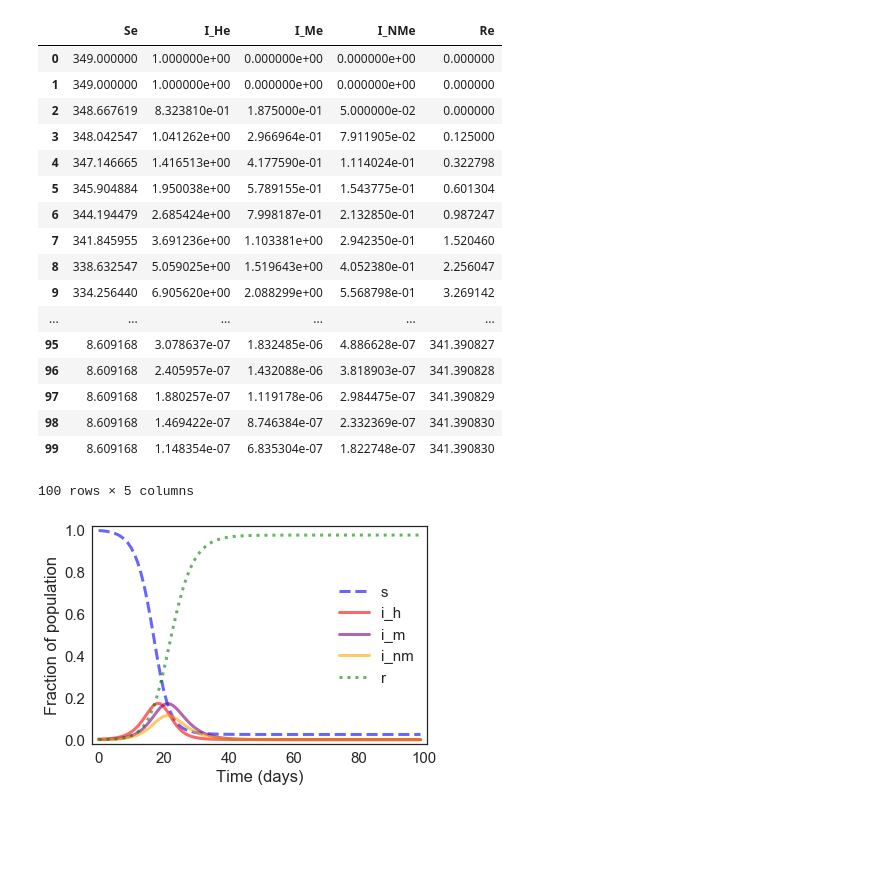
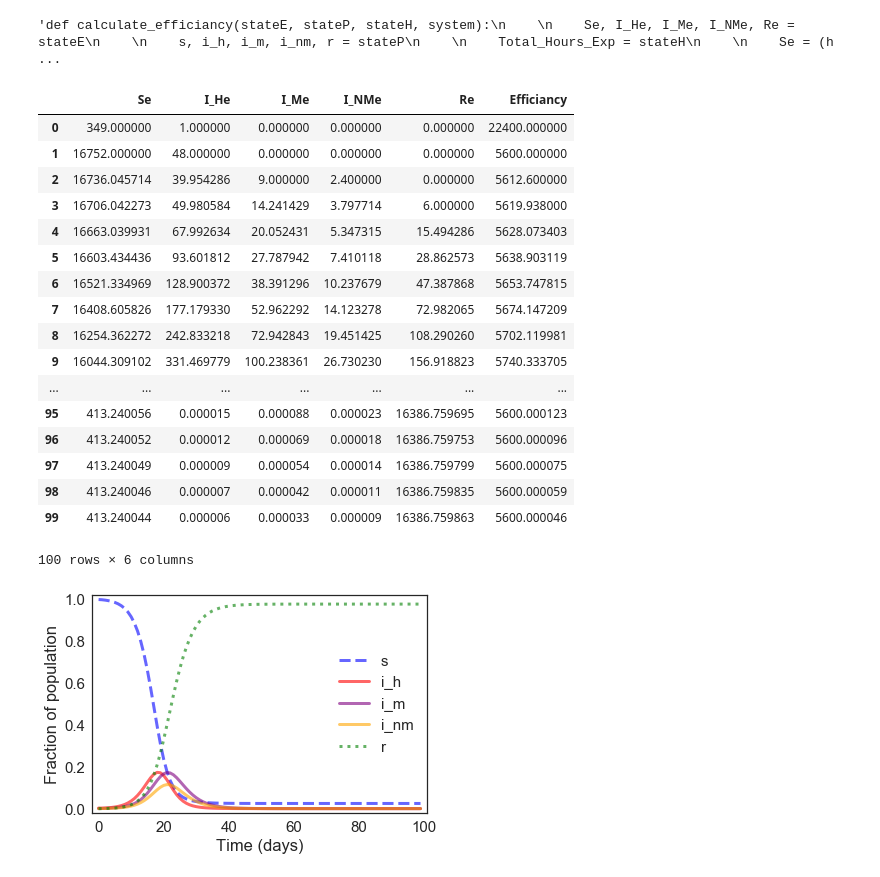
Before and after one commit to MarkG98/ModSimPy-Project-2, a Jupyter notebook: ProjectAlison.ipynb, the cells around one changed output. Saved outputs shown, nothing was run; the diff lists cells and outputs as text; code cells hidden in the pictures; blank space fills up the shorter version.

```diff
--- a/ProjectAlison.ipynb
+++ b/ProjectAlison.ipynb
@@ -25,6 +25,9 @@ hours_i_h = 48
 hours_i_nm = 12
 hours_i_m = 30
 hours_r = 48
+
+
+total_hours_expected = hours_expected * 350
 # %%
 def make_system(beta_h, beta_m, beta_nm, gamma, omega, alpha):
     """Make a system object for the SIR model.
@@ -37,7 +40,7 @@ def make_system(beta_h, beta_m, beta_nm, gamma, omega, alpha):
     init = State(S=349, I_H=1, I_M=0, I_NM=0, R=0)
     init /= np.sum(init)
 
-    initE = State(Se=349, I_He=1, I_Me=0, I_NMe=0, Re=0)
+    initE = State(Se=349, I_He=1, I_Me=0, I_NMe=0, Re=0, Efficiancy = total_hours_expected)
 
     t0 = 0
     t_end = 7 * 14
@@ -72,20 +75,41 @@ def calc_total_infected(system):
     frame = system.results
     return frame.S[system.t0] - frame.S[system.t_end]
 # %%
-def calculate_efficiency(stateE, stateP, system):
+def calculate_efficiancy(stateE, stateP, system):
 
-    Se, I_He, I_Me, I_NMe, Re = stateE
+    Se, I_He, I_Me, I_NMe, Re, Efficiancy = stateE
 
     s, i_h, i_m, i_nm, r = stateP
 
+    Se = (hours_s) * s * 350
+    I_He = (hours_i_h) * i_h * 350
+    I_Me = (hours_i_m) * i_m * 350
+    I_NMe = (hours_i_nm) * i_nm * 350
+    Re = (hours_r) * r * 350
 
-    Se = (hours_s / 48) * s * 350
-    I_He = (hours_i_h / 48) * i_h * 350
-    I_Me = (hours_i_m / 48) * i_m * 350
-    I_NMe = (hours_i_nm / 48) * i_nm * 350
-    Re = (hours_r / 48) * r * 350
+    Efficiancy = total_hours_expected - Se - I_He - I_Me - I_NMe - Re
 
-    return State(Se=Se, I_He=I_He, I_Me=I_Me, I_NMe=I_NMe, Re=Re)
+    return State(Se=Se, I_He=I_He, I_Me=I_Me, I_NMe=I_NMe, Re=Re, Efficiancy=Efficiancy)
+# %%
+"""def calculate_efficiancy(stateE, stateP, stateH, system):
+
+    Se, I_He, I_Me, I_NMe, Re = stateE
+
+    s, i_h, i_m, i_nm, r = stateP
+
+    Total_Hours_Exp = stateH
+
+    Se = (hours_s) * s * 350
+    I_He = (hours_i_h) * i_h * 350
+    I_Me = (hours_i_m) * i_m * 350
+    I_NMe = (hours_i_nm) * i_nm * 350
+    Re = (hours_r) * r * 350
+
+    Total_Hours_Exp = total_hours_expected - Se - I_He - I_Me - I_NMe - Re
+
+    return State(HT=Total_Hours_Exp)"""
+# %% [output]
+'def calculate_efficiancy(stateE, stateP, stateH, system):\n    \n    Se, I_He, I_Me, I_NMe, Re = stateE\n    \n    s, i_h, i_m, i_nm, r = stateP\n    \n    Total_Hours_Exp = stateH\n    \n    Se = (h ...
 # %%
 def run_simulation(system, update_func, eff_func):
     """Runs a simulation of the system.
@@ -146,27 +172,27 @@ def update1(state, system):
     return State(S=s, I_H=i_h, I_M=i_m, I_NM=i_nm, R=r)
 # %%
 system = make_system(beta_h, beta_m, beta_nm, gamma, omega, alpha)
-run_simulation(system, update1, calculate_efficiency)
+run_simulation(system, update1, calculate_efficiancy)
 system.resultsE
 # %% [output]
-|  | Se | I_He | I_Me | I_NMe | Re |
-| 0 | 349.000000 | 1.000000e+00 | 0.000000e+00 | 0.000000e+00 | 0.000000 |
-| 1 | 349.000000 | 1.000000e+00 | 0.000000e+00 | 0.000000e+00 | 0.000000 |
-| 2 | 348.667619 | 8.323810e-01 | 1.875000e-01 | 5.000000e-02 | 0.000000 |
-| 3 | 348.042547 | 1.041262e+00 | 2.966964e-01 | 7.911905e-02 | 0.125000 |
-| 4 | 347.146665 | 1.416513e+00 | 4.177590e-01 | 1.114024e-01 | 0.322798 |
-| 5 | 345.904884 | 1.950038e+00 | 5.789155e-01 | 1.543775e-01 | 0.601304 |
-| 6 | 344.194479 | 2.685424e+00 | 7.998187e-01 | 2.132850e-01 | 0.987247 |
-| 7 | 341.845955 | 3.691236e+00 | 1.103381e+00 | 2.942350e-01 | 1.520460 |
-| 8 | 338.632547 | 5.059025e+00 | 1.519643e+00 | 4.052380e-01 | 2.256047 |
-| 9 | 334.256440 | 6.905620e+00 | 2.088299e+00 | 5.568798e-01 | 3.269142 |
-| ... | ... | ... | ... | ... | ... |
-| 95 | 8.609168 | 3.078637e-07 | 1.832485e-06 | 4.886628e-07 | 341.390827 |
-| 96 | 8.609168 | 2.405957e-07 | 1.432088e-06 | 3.818903e-07 | 341.390828 |
-| 97 | 8.609168 | 1.880257e-07 | 1.119178e-06 | 2.984475e-07 | 341.390829 |
-| 98 | 8.609168 | 1.469422e-07 | 8.746384e-07 | 2.332369e-07 | 341.390830 |
-| 99 | 8.609168 | 1.148354e-07 | 6.835304e-07 | 1.822748e-07 | 341.390830 |
+|  | Se | I_He | I_Me | I_NMe | Re | Efficiancy |
+| 0 | 349.000000 | 1.000000 | 0.000000 | 0.000000 | 0.000000 | 22400.000000 |
+| 1 | 16752.000000 | 48.000000 | 0.000000 | 0.000000 | 0.000000 | 5600.000000 |
+| 2 | 16736.045714 | 39.954286 | 9.000000 | 2.400000 | 0.000000 | 5612.600000 |
+| 3 | 16706.042273 | 49.980584 | 14.241429 | 3.797714 | 6.000000 | 5619.938000 |
+| 4 | 16663.039931 | 67.992634 | 20.052431 | 5.347315 | 15.494286 | 5628.073403 |
+| 5 | 16603.434436 | 93.601812 | 27.787942 | 7.410118 | 28.862573 | 5638.903119 |
+| 6 | 16521.334969 | 128.900372 | 38.391296 | 10.237679 | 47.387868 | 5653.747815 |
+| 7 | 16408.605826 | 177.179330 | 52.962292 | 14.123278 | 72.982065 | 5674.147209 |
+| 8 | 16254.362272 | 242.833218 | 72.942843 | 19.451425 | 108.290260 | 5702.119981 |
+| 9 | 16044.309102 | 331.469779 | 100.238361 | 26.730230 | 156.918823 | 5740.333705 |
+| ... | ... | ... | ... | ... | ... | ... |
+| 95 | 413.240056 | 0.000015 | 0.000088 | 0.000023 | 16386.759695 | 5600.000123 |
+| 96 | 413.240052 | 0.000012 | 0.000069 | 0.000018 | 16386.759753 | 5600.000096 |
+| 97 | 413.240049 | 0.000009 | 0.000054 | 0.000014 | 16386.759799 | 5600.000075 |
+| 98 | 413.240046 | 0.000007 | 0.000042 | 0.000011 | 16386.759835 | 5600.000059 |
+| 99 | 413.240044 | 0.000006 | 0.000033 | 0.000009 | 16386.759863 | 5600.000046 |
-100 rows × 5 columns
+100 rows × 6 columns
 # %%
 frame = system.results
 plot_results(frame.S, frame.I_H, frame.I_M, frame.I_NM, frame.R)
```
Also changed, not shown: parts of 4 cells of this notebook.
